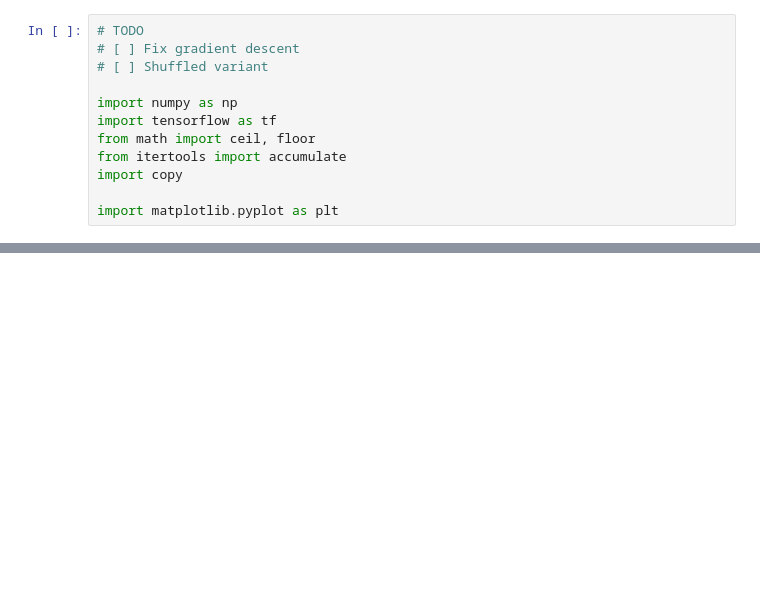
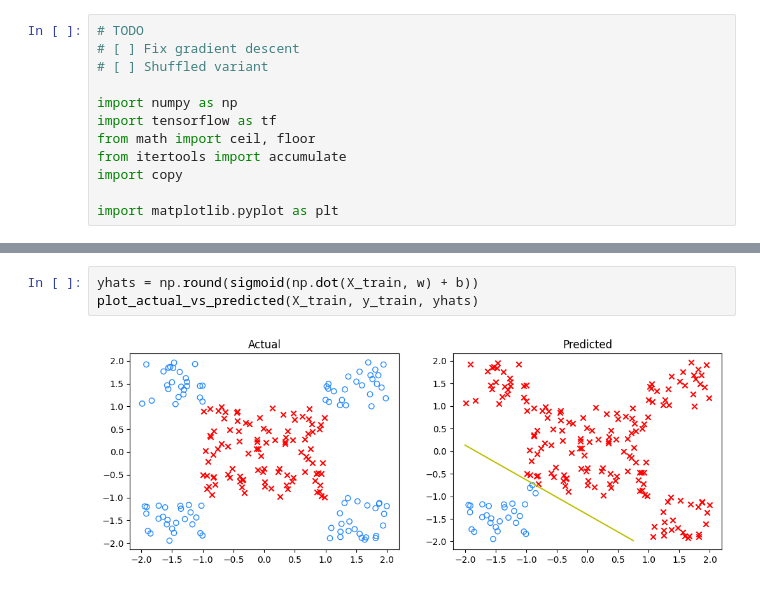
Before and after one commit to mihir1125/machine-learning, a Jupyter notebook: logistic_regression.ipynb, the cells around one changed output, grey strips where cells are left out. Saved outputs shown, nothing was run; the diff lists cells and outputs as text; blank space fills up the shorter version.

```diff
--- a/logistic_regression.ipynb
+++ b/logistic_regression.ipynb
@@ -234,0 +250,5 @@ plt.show()
+# %%
+yhats = np.round(sigmoid(np.dot(X_train, w) + b))
+plot_actual_vs_predicted(X_train, y_train, yhats)
+# %% [output]
+[figure, added]
```
Also changed, not shown: parts of 10 cells of this notebook.
